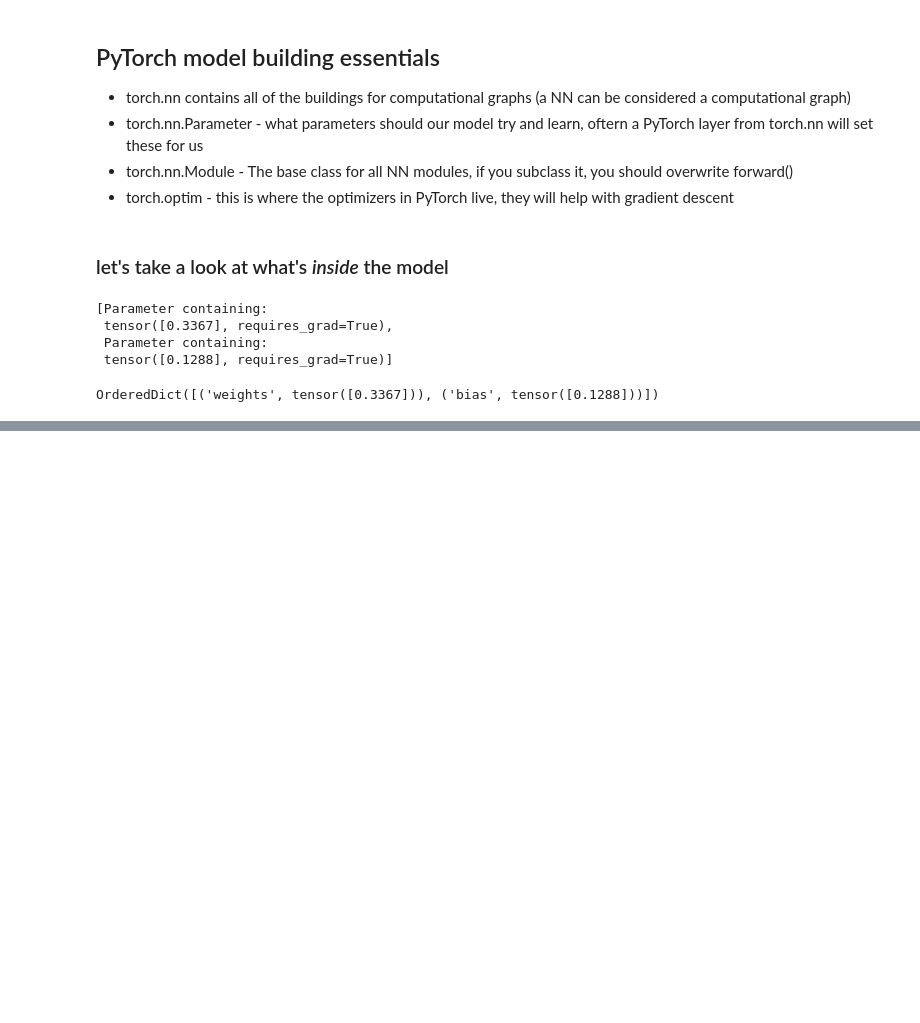
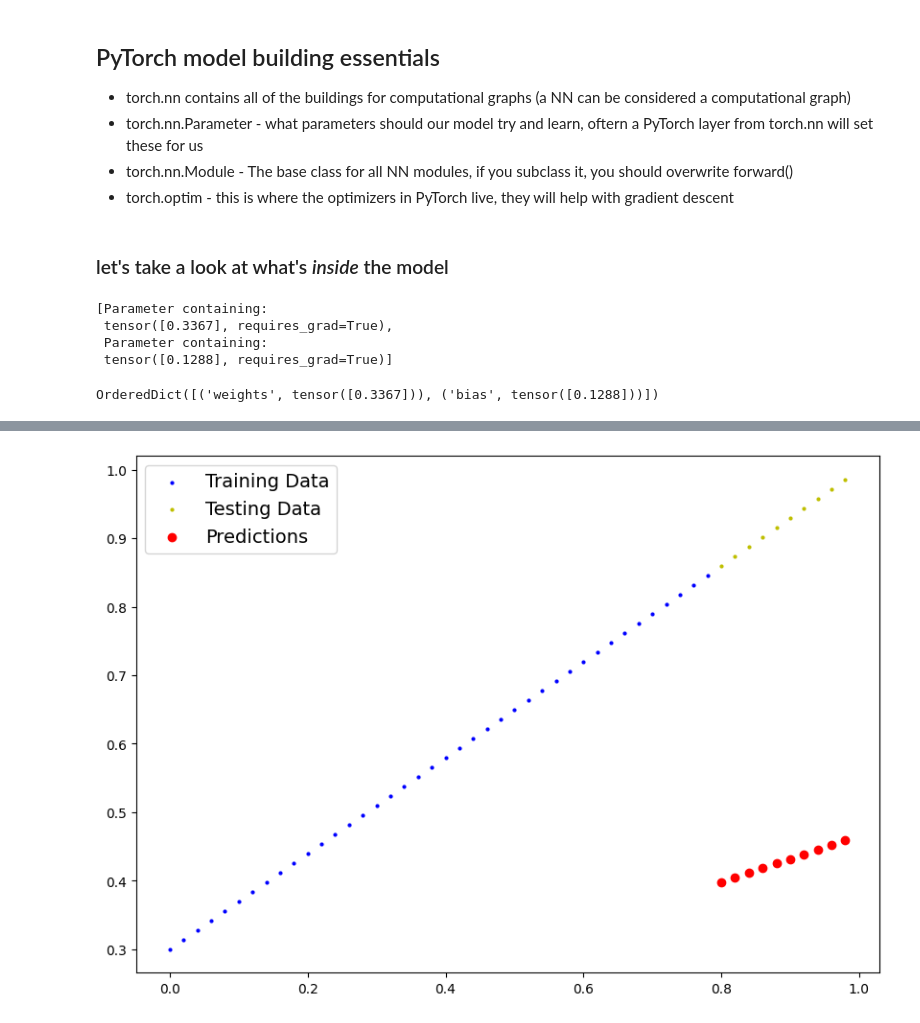
Before and after one commit to martinaspeciale/pytorch-deep-learning, a Jupyter notebook: 01-pytorch-workflow.ipynb, the cells around one changed output, grey strips where cells are left out. Saved outputs shown, nothing was run; the diff lists cells and outputs as text; code cells hidden in the pictures; blank space fills up the shorter version.

Commit message:
Kaggle Notebook | 01_pytorch_workflow | making predictions with random model

```diff
--- a/01-pytorch-workflow.ipynb
+++ b/01-pytorch-workflow.ipynb
@@ -186,0 +211,8 @@ weight, bias
+# %%
+# make predictions
+with torch.inference_mode():
+    y_preds = model_0(X_test)
+
+# we'd like to have y_preds as close as possible to y_test
+# but now the parameters of our model are just random numbers
+y_preds
@@ -186,0 +243,5 @@ weight, bias
+# %%
+plot_predictions(predictions=y_preds)
+# we'd like red dots to be on top of yellow dots
+# %% [output]
+[figure, added]
```
Also changed, not shown: parts of 6 cells of this notebook.
